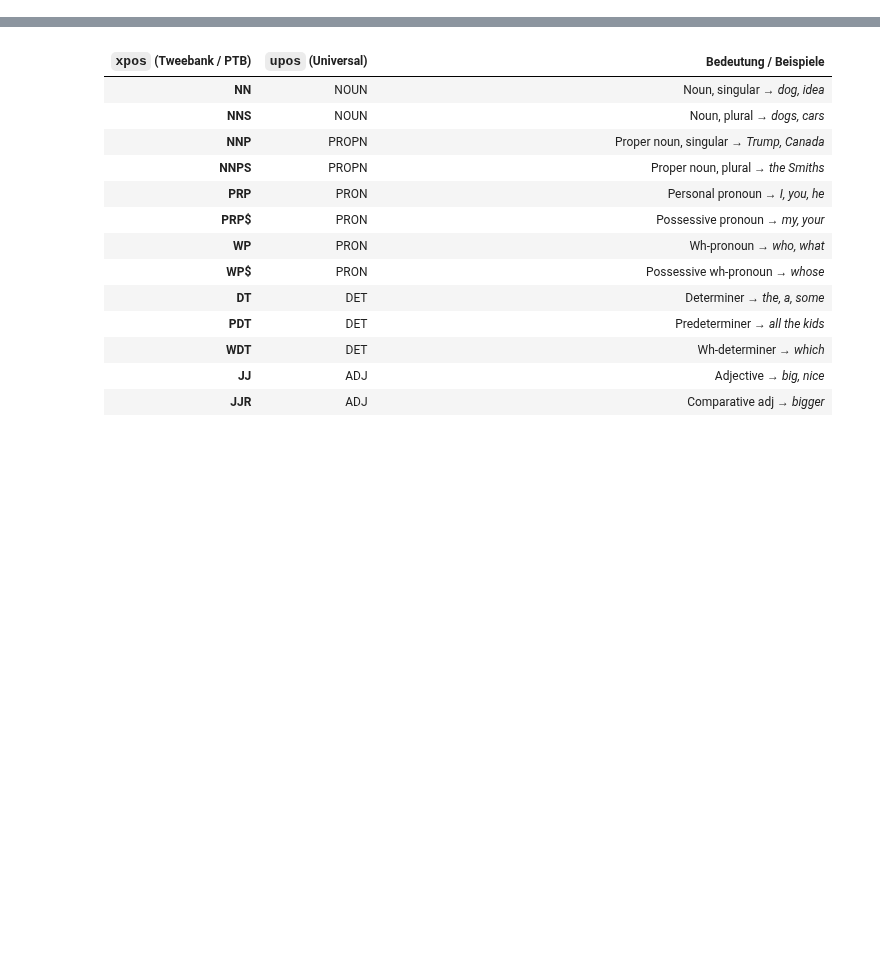
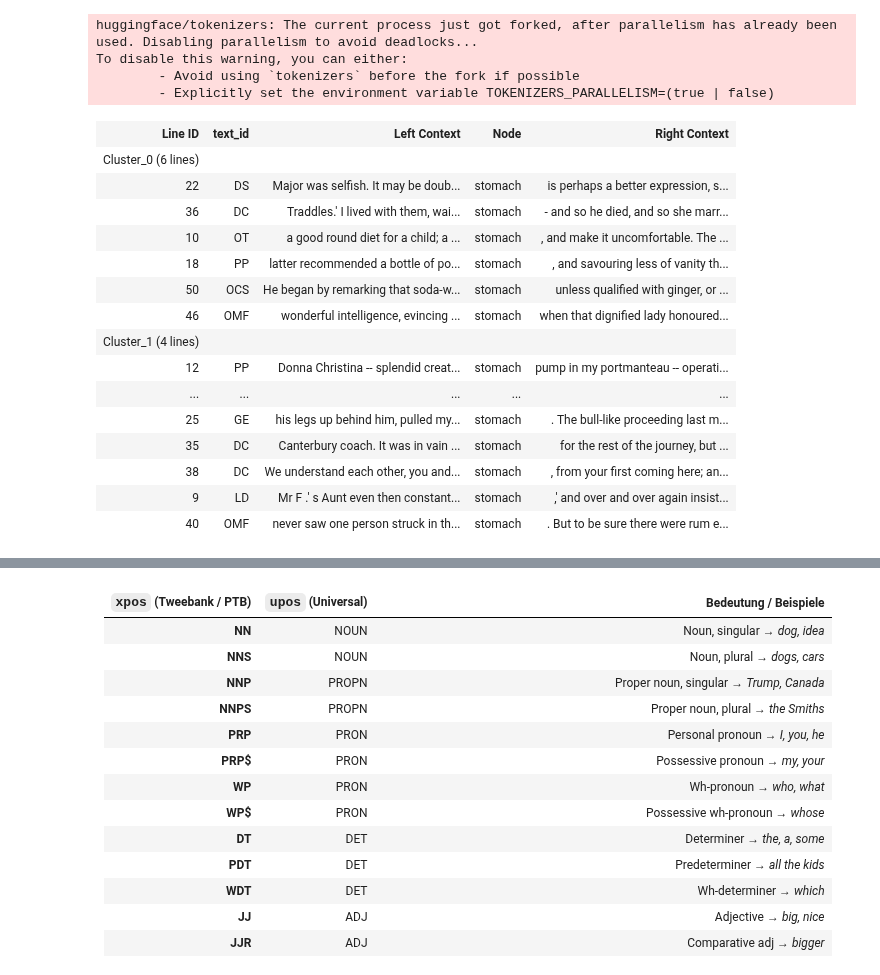
Before and after one commit to vivien3mueller/TrumMus, a Jupyter notebook: 05 FlexiConc_Analyse.ipynb, the cells around one changed output, grey strips where cells are left out. Drawn from its saved outputs; the diff is of its cells as text; code cells hidden in the pictures; blank space fills up the shorter version.

```diff
--- a/05 FlexiConc_Analyse.ipynb
+++ b/05 FlexiConc_Analyse.ipynb
@@ -0,0 +298,36 @@
+# %%
+c.add_annotation(
+    ("Annotate with Sentence Transformers",
+     {'window_start': -10, 'window_end': 10, 'model_name': 'all-MiniLM-L6-v2'})
+)
+# %%
+n5 = c.root.add_arrangement_node(
+    grouping = ("Flat Clustering by Embeddings",
+                {"embeddings_column": "embeddings_sentence_transformers", "n_partitions": 5}),
+    ordering = [
+        ("Sort by Token-Level Attribute", {'offset': -1}),
+        ("Sort by Token-Level Attribute", {'sorting_scope': "right"})
+    ]
+)
+display(HTML(generate_concordance_html(c, n5, n=1000, metadata_columns=["text_id"])))
+# %% [output]
+huggingface/tokenizers: The current process just got forked, after parallelism has already been used. Disabling parallelism to avoid deadlocks...
+To disable this warning, you can either:
+        - Avoid using `tokenizers` before the fork if possible
+        - Explicitly set the environment variable TOKENIZERS_PARALLELISM=(true | false)
+| Line ID | text_id | Left Context | Node | Right Context |
+| Cluster_0 (6 lines) |  |  |  |  |
+| 22 | DS | Major was selfish. It may be doub... | stomach | is perhaps a better expression, s... |
+| 36 | DC | Traddles.' I lived with them, wai... | stomach | - and so he died, and so she marr... |
+| 10 | OT | a good round diet for a child; a ... | stomach | , and make it uncomfortable. The ... |
+| 18 | PP | latter recommended a bottle of po... | stomach | , and savouring less of vanity th... |
+| 50 | OCS | He began by remarking that soda-w... | stomach | unless qualified with ginger, or ... |
+| 46 | OMF | wonderful intelligence, evincing ... | stomach | when that dignified lady honoured... |
+| Cluster_1 (4 lines) |  |  |  |  |
+| 12 | PP | Donna Christina -- splendid creat... | stomach | pump in my portmanteau -- operati... |
+| ... | ... | ... | ... | ... |
+| 25 | GE | his legs up behind him, pulled my... | stomach | . The bull-like proceeding last m... |
+| 35 | DC | Canterbury coach. It was in vain ... | stomach | for the rest of the journey, but ... |
+| 38 | DC | We understand each other, you and... | stomach | , from your first coming here; an... |
+| 9 | LD | Mr F .' s Aunt even then constant... | stomach | ,' and over and over again insist... |
+| 40 | OMF | never saw one person struck in th... | stomach | . But to be sure there were rum e... |
```
Also changed, not shown: parts of 34 cells of this notebook, 1 other file.
